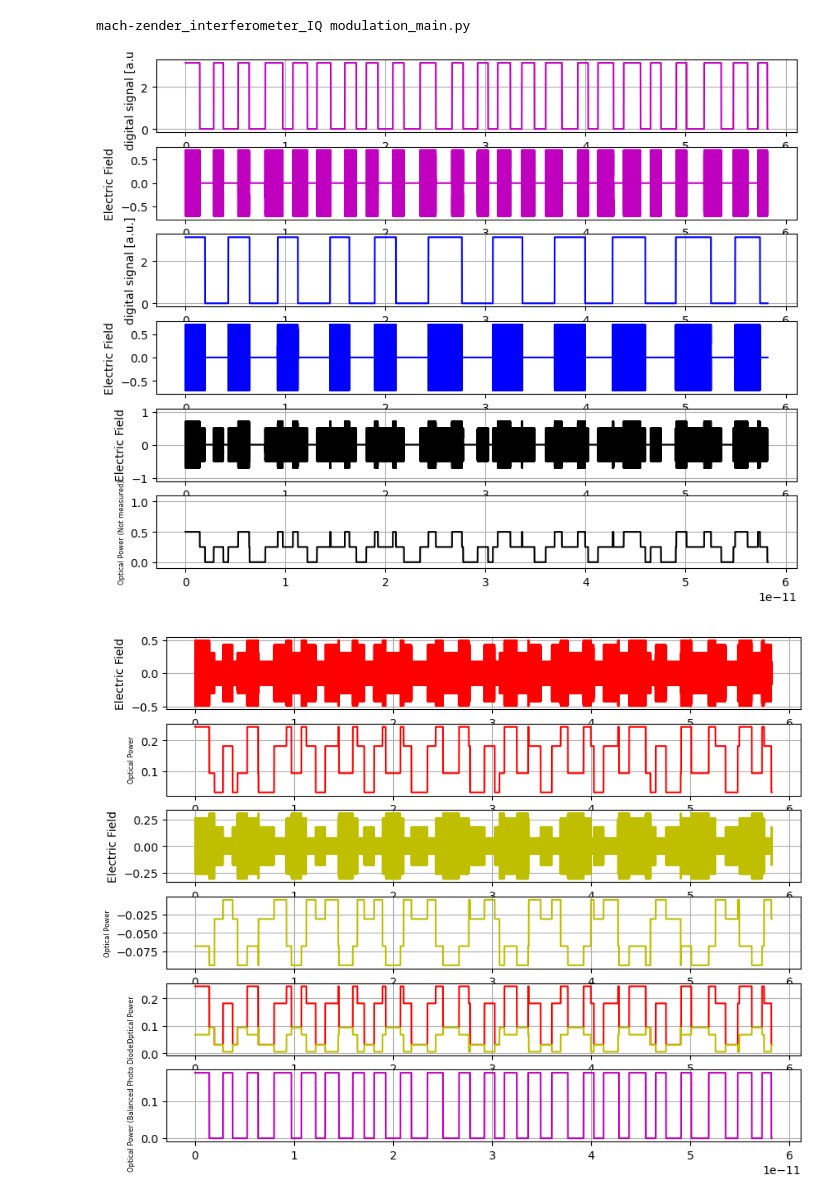
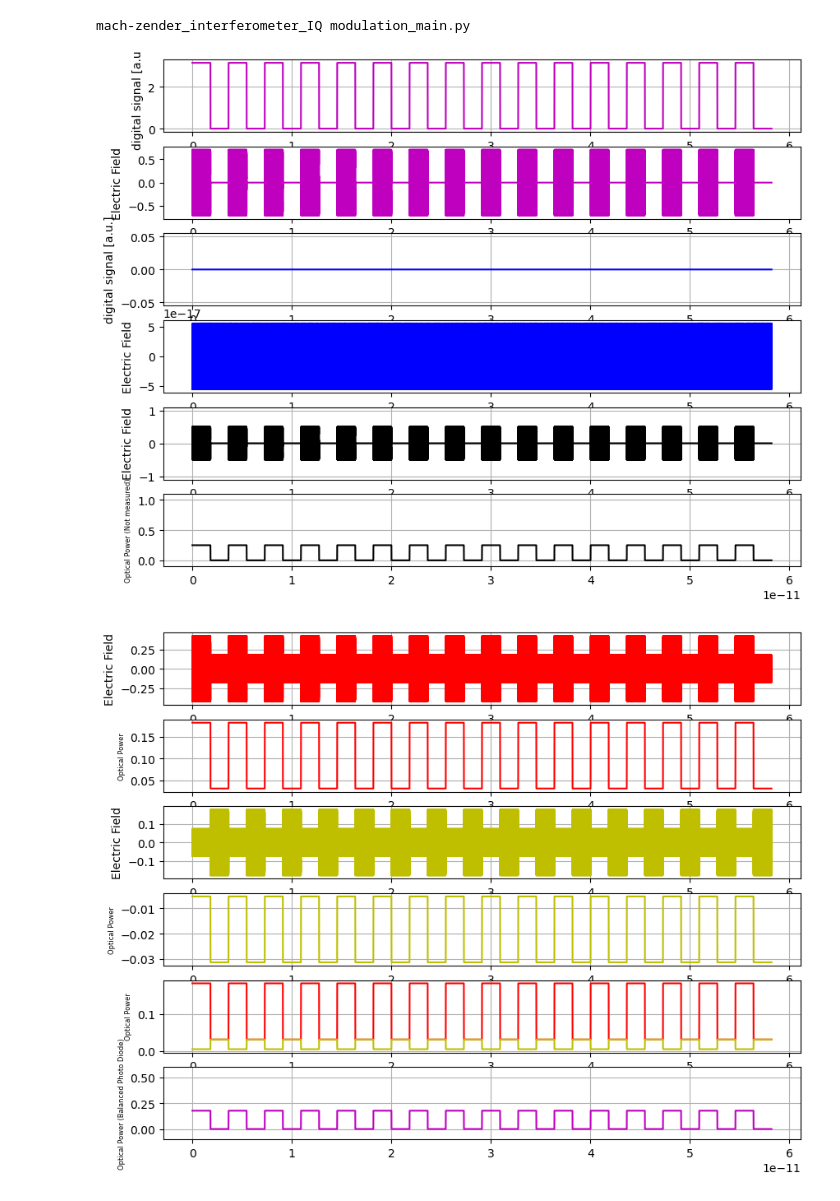
Before and after one commit to tacticstactics/optical-IQ-modulation, a Jupyter notebook: mach_zender_interferometer_IQ modulation_main.ipynb, the cells around one changed output. Drawn from its saved outputs; the diff is of its cells as text; code cells hidden in the pictures.

```diff
--- a/mach_zender_interferometer_IQ modulation_main.ipynb
+++ b/mach_zender_interferometer_IQ modulation_main.ipynb
@@ -17,13 +17,13 @@ stept = 2 ** -50 #[s]
 tcol = np.linspace(0.0, stept * samplerate, samplerate, endpoint=False)
 
 #sine or cosine signal
-amp_sine = 1*np.pi
+amp_sine = 0.5*np.pi
 freq_sine1 = 0.1e12 # [Hz]
 
 amp_cosine = 1*np.pi
 freq_cosine1 = 0.05e12 # [Hz]
 
-dc_offset = 0.0*np.pi # DC offset
+dc_offset = 0.5*np.pi # DC offset
 
 sine_signalcol = np.zeros(samplerate, dtype=complex)
 for ii in range(samplerate):
@@ -71,10 +71,10 @@ while j < samplerate:
     j = j+2
 
 i=0
-prbs1 = np.zeros(samplerate, dtype=complex)
-while b1[i]<np.size(prbs1):
+prbs1a = np.zeros(samplerate, dtype=complex)
+while b1[i]<np.size(prbs1a):
     k = b1[i]
-    prbs1[k:] = a1[i]
+    prbs1a[k:] = a1[i]
     i=i+1
 
 # Arm B
@@ -103,25 +103,27 @@ while j < samplerate:
     j = j+2
 
 i=0
-prbs2 = np.zeros(samplerate, dtype=complex)
-while b2[i]<np.size(prbs2):
+prbs1b = np.zeros(samplerate, dtype=complex)
+while b2[i]<np.size(prbs1b):
     k = b2[i]
-    prbs2[k:] = a2[i]
+    prbs1b[k:] = a2[i]
     i=i+1
 
-#
-#rand_int1 = 0.5*np.pi * np.random.randint(0, 4, samplerate) # 0 to 3
 
-# Pseudo Random multilevel Digital signal, type 2
+
+# Pseudo Random multilevel Digital signal, Type 2
 numberofpointspersinal = 2 ** 6
-repetitions1 = samplerate / numberofpointspersinal
+repetitions2 = samplerate / numberofpointspersinal
 
 rand_int1a = np.random.randint(0, 3, numberofpointspersinal) # 0 or 1
-prbs1a = np.pi * (1/3) * np.repeat(rand_int1a, repetitions1)
+prbs2a = np.pi * (1/2) * np.repeat(rand_int1a, repetitions2)
 
 rand_int1b = np.random.randint(0, 3, numberofpointspersinal) # 0 or 1
-prbs2a = np.pi * (1/3) * np.repeat(rand_int1b, repetitions1)
+prbs2b = np.pi * (1/2) * np.repeat(rand_int1b, repetitions2)
 
+
+#
+# rand_int1 = 0.5*np.pi * np.random.randint(0, 4, samplerate) # 0 to 3
 
 #Periodic signals
 P1 = 2 ** 12  # period
@@ -137,22 +139,22 @@ periodicsig2 = 1*np.pi*(np.arange(samplerate) % P2 < D2)
 #for ii in range(samplerate):
 #    randomintcol[ii] = np.random.random_integers(2)
 
-
 #signal1col = sine_signalcol
 #signal1col = cosine_signalcol
 #signal1col = randomintcol
 #signal1col = random_signal
-#signal1col = periodicsig1
-signal1col = prbs1
+signal1col = periodicsig1
 #signal1col = prbs1a
+#signal1col = prbs2a
 #signal1col = np.zeros(samplerate, dtype=complex)
 
+signal2col = np.zeros(samplerate, dtype=complex)
 #signal2col = sine_signalcol
 #signal2col = cosine_signalcol
 #signal2col = random_signal
 #signal2col = periodicsig2
-signal2col = prbs2
-#signal2col = prbs2a
+#signal2col = prbs1b
+#signal2col = prbs2b
 #signal2col = 0.5*np.pi*np.ones(samplerate)
 
 oplcommon1 = 0 * np.pi #Common Path Length 1
@@ -374,6 +376,7 @@ ax25.grid()
 
 ax26.plot(tcol, (np.abs(E9_2out_port1col))**2 - (np.abs(E9_2out_port2col))**2, "-",color="m")
 ax26.set_ylabel("Optical Power (Balanced Photo Diode)",{"fontsize": 6})
+ax26.set_ylim(-0.1,0.6)
 ax26.grid()
 
 
@@ -387,32 +390,33 @@ ax35 = fig3.add_subplot(6, 1, 5)
 ax36 = fig3.add_subplot(6, 1, 6)
 
 ax31.plot(tcol, np.real(E9_1out_port1col), "-",color="g")
 ax31.set_ylabel("Electric Field")
 ax31.grid()
 
 ax32.plot(tcol, (np.abs(E9_1out_port1col))**2, "-",color="g")
 ax32.set_ylabel("Optical Power",{"fontsize": 6})
 ax32.grid()
 
 ax33.plot(tcol, np.real(E9_1out_port2col), "-",color="c")
 ax33.set_ylabel("Electric Field")
 ax33.grid()
 
 ax34.plot(tcol, (np.abs(E9_1out_port2col))**2, "-",color="c")
 ax34.set_ylabel("Optical Power",{"fontsize": 6})
 ax34.grid()
 
 ax35.plot(tcol, (np.abs(E9_1out_port1col))**2, color="g")
 ax35.plot(tcol, (np.abs(E9_1out_port2col))**2, color="c")
 ax35.set_ylabel("Optical Power",{"fontsize": 6})
 ax35.grid()
 
 ax36.plot(tcol, -1*((np.abs(E9_1out_port1col))**2 - (np.abs(E9_1out_port2col))**2), "-",color="b")
 ax36.set_ylabel("Optical Power (Balanced Photo Diode)",{"fontsize": 6})
+ax36.set_ylim(-0.1,0.6)
 ax36.grid()
 
 plt.show()
 # %% [output]
 mach-zender_interferometer_IQ modulation_main.py
-[figure, old version]
+[figure, new version]
-[figure, old version]
+[figure, new version]
```
Also changed, not shown: parts of 1 cell of this notebook.
